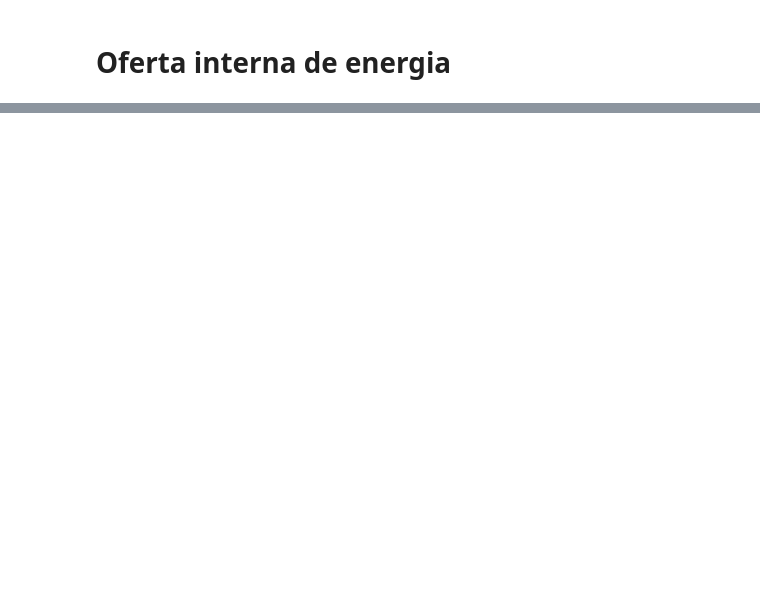
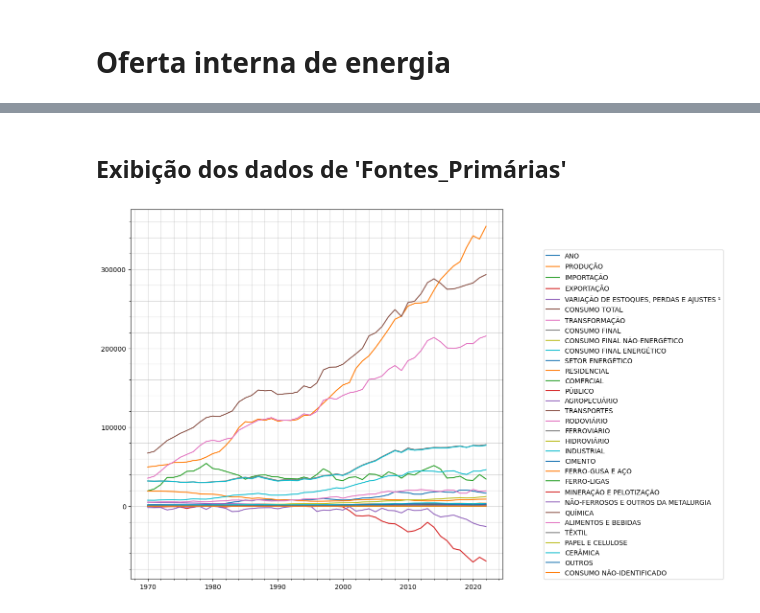
Before and after one commit to scrrpfv/projeto-ip, a Jupyter notebook: teste/testes.ipynb, the cells around one changed output, grey strips where cells are left out. Cells and saved outputs as stored; diff of their text form; code cells hidden in the pictures; blank space fills up the shorter version.

```diff
--- a/teste/testes.ipynb
+++ b/teste/testes.ipynb
@@ -13,6 +13,16 @@ eletr = dict_oferta_demanda['Eletricidade']
 prima = dict_analise_energetica['Produção_de_Energia_Primária']
 oftin = dict_analise_energetica['Oferta_Interna_de_Energia']
 dic_s = dict_dfs
+# %%
+def plotall(dado, tamanho=(8,8)):
+    plt.rcParams["figure.figsize"] = tamanho
+    plt.minorticks_on()
+    df = dict_oferta_demanda[dado]
+    for i in df.columns:
+        plt.plot(df['ANO'], df[i], label=i)
+    plt.legend(bbox_to_anchor=(1.1,0.9))
+    plt.grid(which='both', alpha=0.5)
+    plt.show()
 # %% [markdown]
 # Consumo de eletricidade
 # %%
@@ -73,0 +99,6 @@ dict_oferta_demanda['Urânio'].corr()
+# %% [markdown]
+## Exibição dos dados de 'Fontes_Primárias'
+# %%
+plotall('Fontes_Primárias', (10,10))
+# %% [output]
+[figure, added]
```
Also changed, not shown: parts of 14 cells of this notebook.
